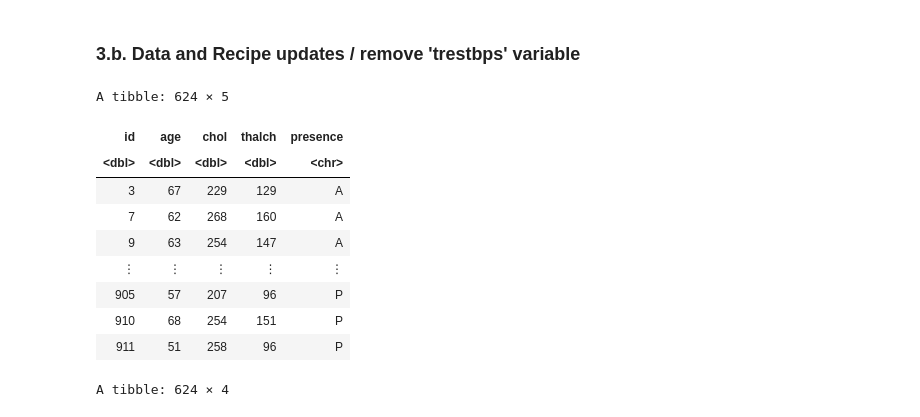
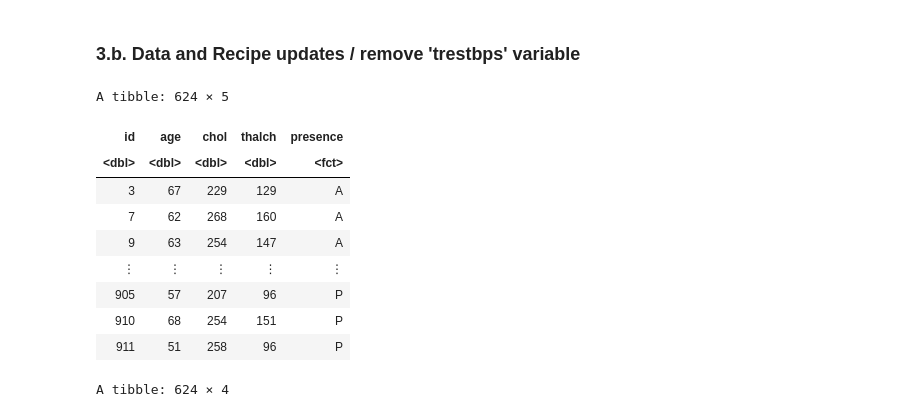
Before and after one commit to MAmouzouvi/Heart-disease-predictor, a Jupyter notebook: project_report.ipynb, the cells around one changed output. Saved outputs shown, nothing was run; the diff lists cells and outputs as text; code cells hidden in the pictures.

```diff
--- a/project_report.ipynb
+++ b/project_report.ipynb
@@ -113,8 +113,8 @@ Finally, we remove rows with `NA` values
 # %%
 # mutate presence to a factor
 heart_disease_data <- heart_disease_data |>
-            mutate(presence = as_factor(presence)) |>
-            mutate(presence = ifelse(presence == 0, "P", "A"))
+            mutate(presence = ifelse(presence == 0, "P", "A")) |>
+            mutate(presence = as_factor(presence))
 
 # Taking out the NA value in the dataset
 heart_disease_data <- na.omit(heart_disease_data)
@@ -257,12 +250,14 @@ Based on the above GGpair graph, we focused on the rightmost column to determine
 # %% [markdown]
 ### 3.b. Data and Recipe updates / remove 'trestbps' variable
 # %%
-heart_disease_train_updated <- select(heart_disease_train, -trestbps)
+heart_disease_train_updated <- select(heart_disease_train, -trestbps, -chol)
 heart_disease_train_updated
+
+heart_disease_test_updated <- select(heart_disease_test, -trestbps, -chol)
 # %% [output]
 A tibble: 624 × 5
 | id | age | chol | thalch | presence |
-| <dbl> | <dbl> | <dbl> | <dbl> | <chr> |
+| <dbl> | <dbl> | <dbl> | <dbl> | <fct> |
 | 3 | 67 | 229 | 129 | A |
 | 7 | 62 | 268 | 160 | A |
 | 9 | 63 | 254 | 147 | A |
```
Also changed, not shown: parts of 10 cells of this notebook.
